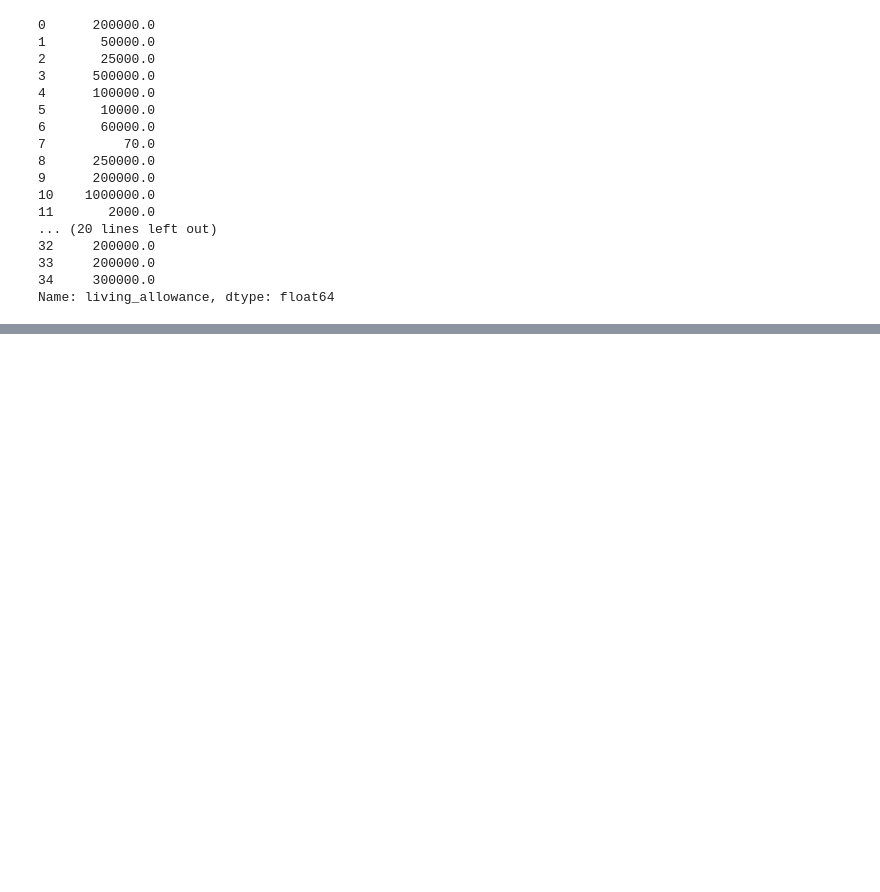
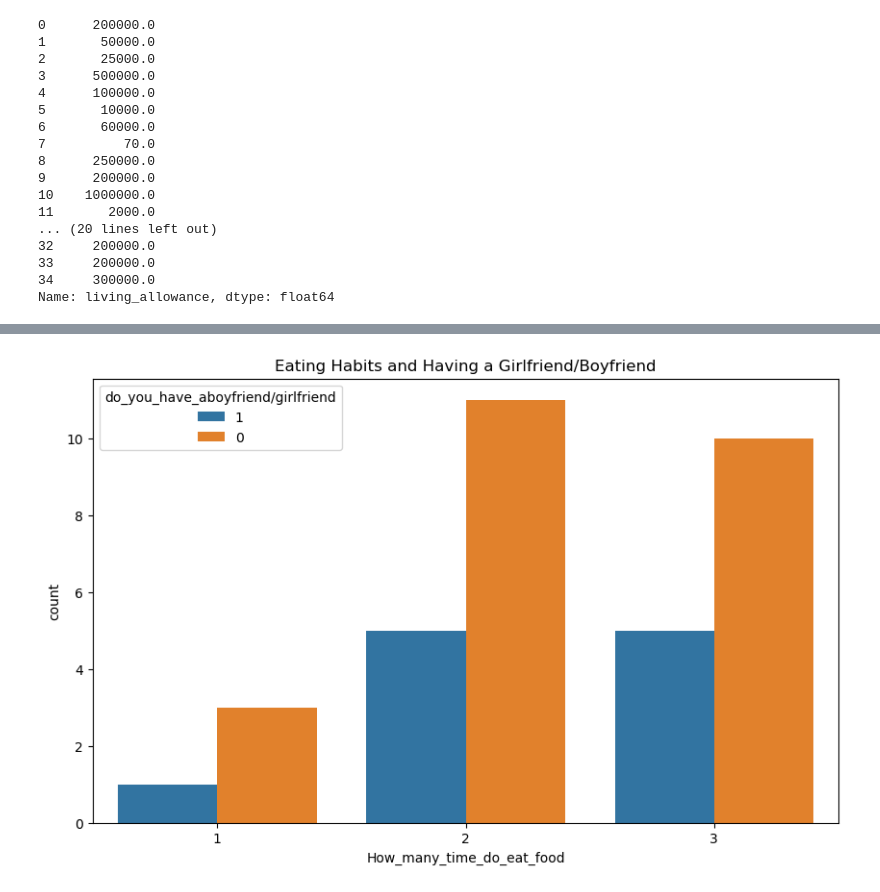
Before and after one commit to Liven-Allan/Lutalo_Allan_22-U-3330-PS, a Jupyter notebook: Python/Day8_Morning/lutalo_allan_day8c.ipynb, the cells around one changed output, grey strips where cells are left out. Saved outputs shown, nothing was run; the diff lists cells and outputs as text; code cells hidden in the pictures; blank space fills up the shorter version.

```diff
--- a/Python/Day8_Morning/lutalo_allan_day8c.ipynb
+++ b/Python/Day8_Morning/lutalo_allan_day8c.ipynb
@@ -139,0 +152,8 @@ NameError: name 'plt' is not defined
+# %%
+# Analysis by eating habits, age, gender, and having a girlfriend or boyfriend
+plt.figure(figsize=(10, 6))
+sns.countplot(x='How_many_time_do_eat_food', hue='do_you_have_aboyfriend/girlfriend', data=df)
+plt.title('Eating Habits and Having a Girlfriend/Boyfriend')
+plt.show()
+# %% [output]
+[figure, added]
```
Also changed, not shown: parts of 12 cells of this notebook.
